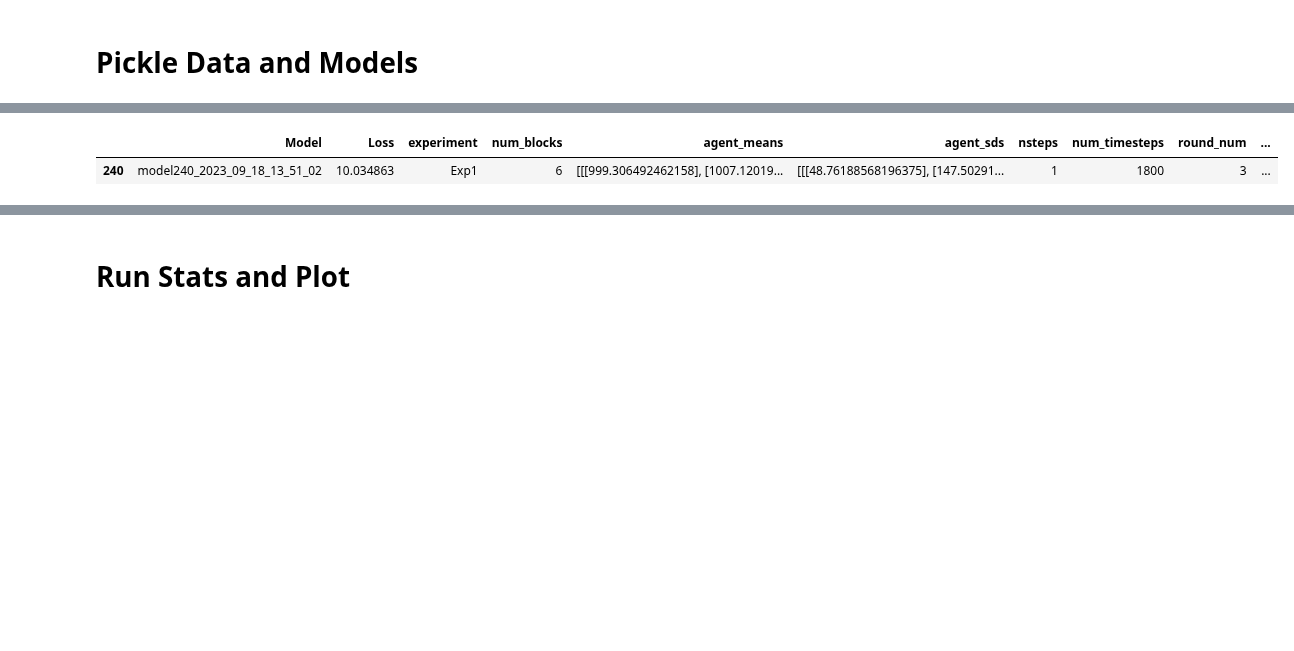
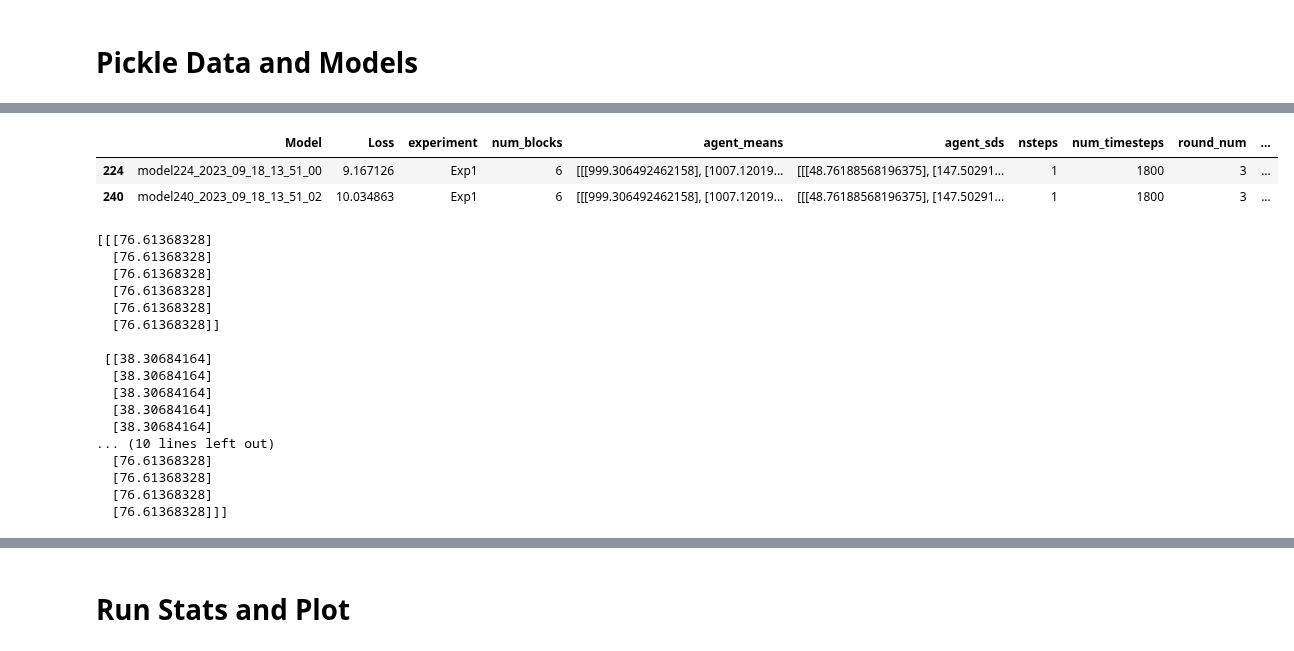
Before and after one commit to SethSullivan/MatchPennies-Agent-Expirement, a Jupyter notebook: scripts/makefigs/SCAPPS_Figures.ipynb, the cells around one changed output, grey strips where cells are left out. Saved outputs shown, nothing was run; the diff lists cells and outputs as text; code cells hidden in the pictures; blank space fills up the shorter version.

```diff
--- a/scripts/makefigs/SCAPPS_Figures.ipynb
+++ b/scripts/makefigs/SCAPPS_Figures.ipynb
@@ -66,38 +82,58 @@ df_params['Parameters'] = np.where(df_description.isin([False,'Less','Greater'])
 # %%
 
 # model_names_from_df = list(df_description.query('Parameters == 0 or (Known_Agent_SD==False and Known_Guess_SD==False and Known_Switch_Delay==False and Incorrect_Cost == "Less" and Parameters==4)')['Model'])
-# model_names_from_df = list(df_description.query('Parameters == 0 or (Known_Switch_Delay==False and Parameters==1)')['Model'])
-model_names_from_df = list(df_description.query('Parameters == 0')['Model'])
+model_names_from_df = list(df_description.query('Parameters == 0 or (Known_Timing_SD==False and Parameters==1)')['Model'])
+# model_names_from_df = list(df_description.query('Parameters == 0')['Model'])
 base_model_df = df_params[df_params['Model'].isin(model_names_from_df)]
 base_model_df = base_model_df.sort_values('Parameters')
 model_names = ['Theoretical Optimal', 'Theoretical Optimal\n(Not Accounting for Switch Delay)', "Blah", "Blah"]
 display(base_model_df)
 models = {}
+incorrect_alter = [0,0]
 for i, (index, row) in enumerate(base_model_df.iterrows()):
     model  = ModelConstructor(
         experiment=EXPERIMENT,
         num_blocks=row.num_blocks,
         num_timesteps=1800,
         agent_means=row.agent_means,
         agent_sds=row.agent_sds, #!
         reaction_time=row.reaction_time,
         movement_time=row.movement_time,
         reaction_sd=row.reaction_sd, #! Reducing these, aka the particiapnt thinks they are more certain than they are
         movement_sd=row.movement_sd,
         timing_sd=row.timing_sd,
         guess_switch_delay=row.guess_switch_delay, # Designed like this for broadcasting reasons
         guess_switch_sd=row.guess_switch_sd+5, # This includes electromechanical delay sd and timing sd bc it's straight from data
         # guess_sd=row.guess_sd,
         electromechanical_delay=row.electromechanical_delay,
         switch_cost_exists=True,
         expected=True,
         win_reward=row.win_reward,
-        incorrect_cost=row.incorrect_cost,
+        incorrect_cost=row.incorrect_cost+incorrect_alter[i],
         indecision_cost=row.indecision_cost,
         round_num = 23
     )
+    print(model.inputs.timing_sd)
     models.update({model_names[i]:model})
 # %% [output]
 |  | Model | Loss | experiment | num_blocks | agent_means | agent_sds | nsteps | num_timesteps | round_num | ... |
+| 224 | model224_2023_09_18_13_51_00 | 9.167126 | Exp1 | 6 | [[[999.306492462158], [1007.12019... | [[[48.76188568196375], [147.50291... | 1 | 1800 | 3 | ... |
 | 240 | model240_2023_09_18_13_51_02 | 10.034863 | Exp1 | 6 | [[[999.306492462158], [1007.12019... | [[[48.76188568196375], [147.50291... | 1 | 1800 | 3 | ... |
+[[[76.61368328]
+  [76.61368328]
+  [76.61368328]
+  [76.61368328]
+  [76.61368328]
+  [76.61368328]]
+
+ [[38.30684164]
+  [38.30684164]
+  [38.30684164]
+  [38.30684164]
+  [38.30684164]
+... (10 lines left out)
+  [76.61368328]
+  [76.61368328]
+  [76.61368328]
+  [76.61368328]]]
 # %%
```
Also changed, not shown: parts of 8 cells of this notebook.
